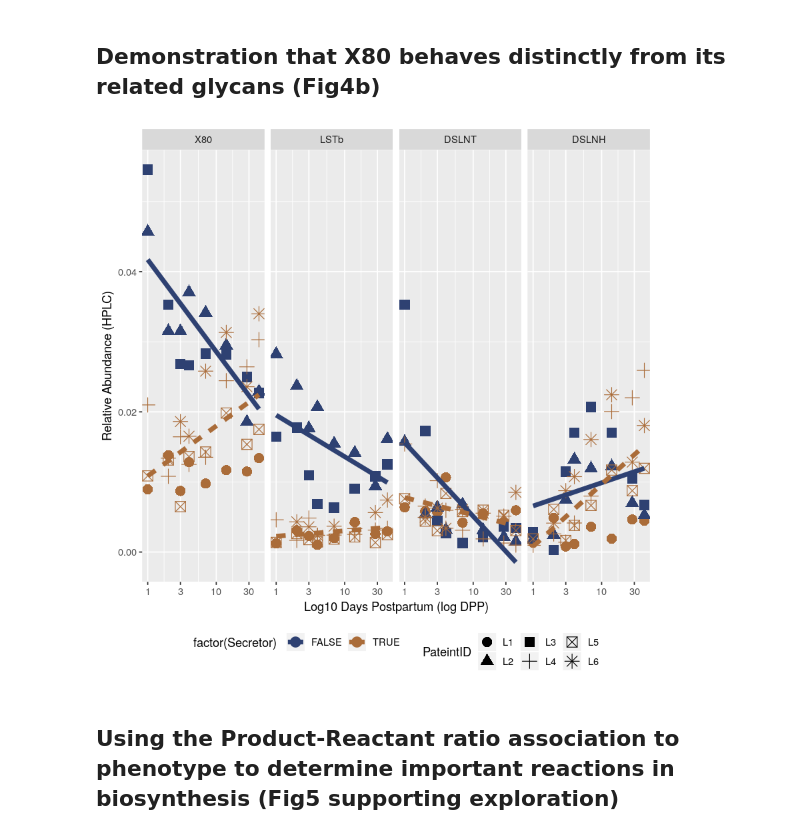
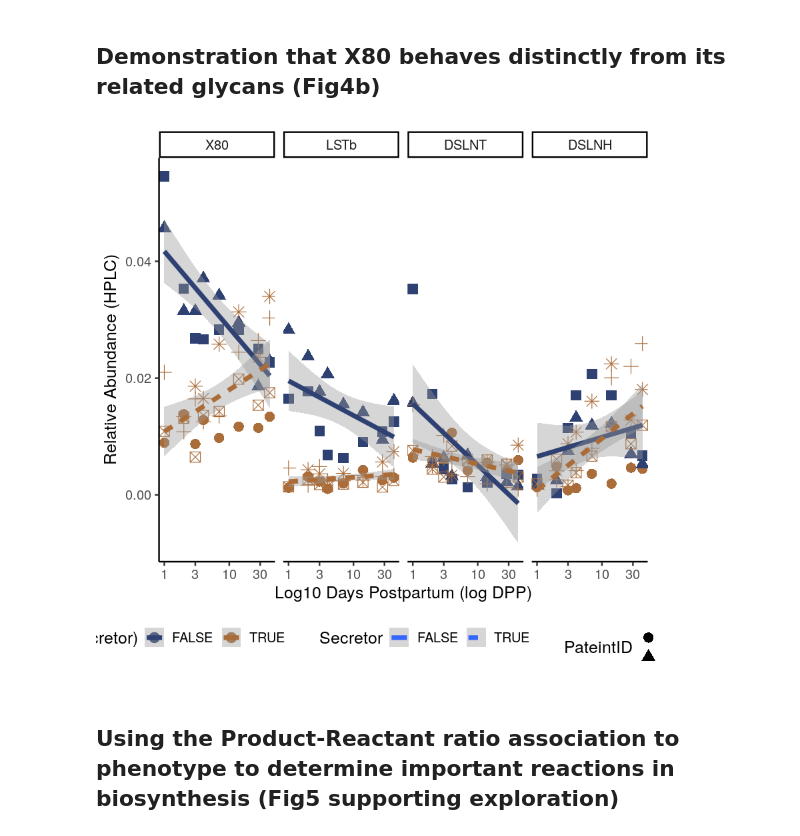
Before and after one commit to LewisLabUCSD/GlyCompare, a Jupyter notebook: example_notebook/Fig4_Fig5_hmo_stats.ipynb, the cells around one changed output. Saved outputs shown, nothing was run; the diff lists cells and outputs as text; code cells hidden in the pictures.

Commit message:
hmo stats with additional reporting

```diff
--- a/example_notebook/Fig4_Fig5_hmo_stats.ipynb
+++ b/example_notebook/Fig4_Fig5_hmo_stats.ipynb
@@ -155,16 +270,19 @@ ggplot( data=droplevels(out[out$type=='additive' & out$data%in%keep_data,]) , ae
 # %% [markdown]
 ## Demonstration that X80 behaves distinctly from its related glycans (Fig4b)
 # %%
-tmp= melt(cbind( data[[3]][,c('DPP','X80','Secretor','PateintID')],data[[5]][,c('DSLNT','DSLNH','LSTb')]) , id.vars=c('DPP','Secretor','PateintID'))
+tmp= melt(cbind( data$smallest_motif_abundance_dropped_more[,c('DPP','X80','Secretor','PateintID')],data$glycan_percent[,c('DSLNT','DSLNH','LSTb')]) , id.vars=c('DPP','Secretor','PateintID'))
 
 tmp$variable = factor(tmp$variable,levels=c('X80','LSTb','DSLNT','DSLNH'))
-ggplot(data=droplevels(tmp),aes(x=DPP,y=value,linetype=Secretor,color=factor(Secretor)))+
-		geom_point(aes(shape=PateintID),size=4)+scale_x_log10()+theme(legend.position="bottom")+
+g<-ggplot(data=droplevels(tmp),aes(x=DPP,y=value,linetype=Secretor,color=factor(Secretor)))+
+		geom_point(aes(shape=PateintID),size=4)+scale_x_log10()+
 		xlab('Log10 Days Postpartum (log DPP)')+ylab('Relative Abundance (HPLC)')+
-		stat_smooth(method='lm',size=2,se=F)+facet_grid(cols=vars(variable))+
+		stat_smooth(method='lm',size=2,se=T)+facet_grid(cols=vars(variable))+
+        theme_classic(base_size = 15)+theme(legend.position="bottom")+
         scale_color_manual(values=c("#2E4172", "#AA6C39"))+guides(linetype=F)
+g
+#ggsave(g,filename = '~/Desktop/fig4b.pdf',height=10,width=15)
 # %% [output]
-[figure, old version]
+[figure, new version]
 # %% [markdown]
 ## Using the Product-Reactant ratio association to phenotype to determine important reactions in biosynthesis (Fig5 supporting exploration)
 # %%
```
Also changed, not shown: parts of 17 cells of this notebook, 2 other files.
